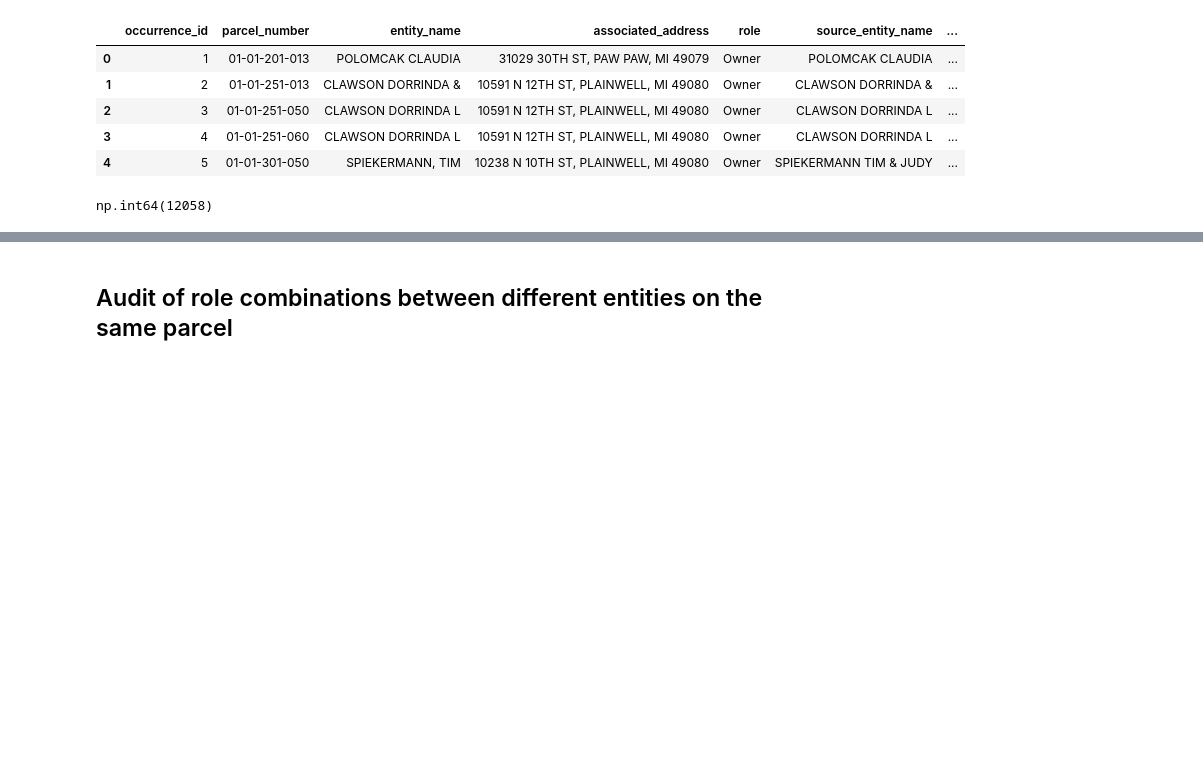
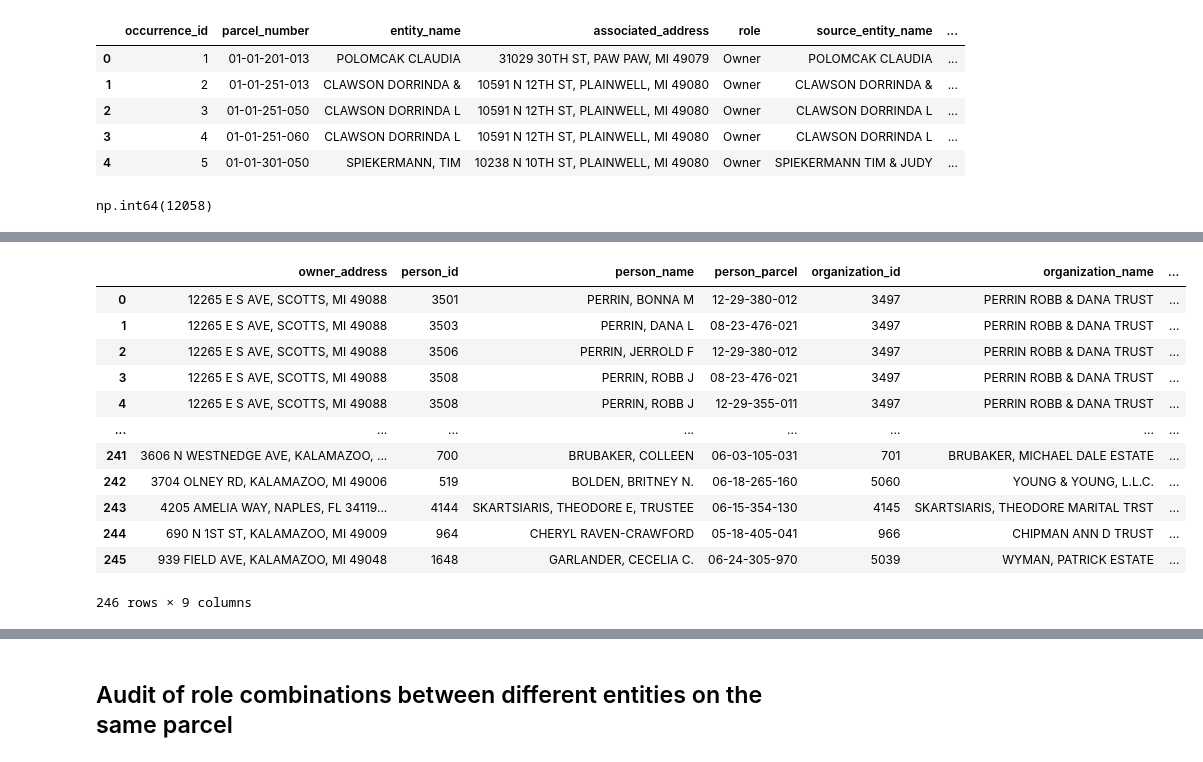
Before and after one commit to mattphinney-94/kzoo_county_project, a Jupyter notebook: Finalized_Entity_Table_Analysis.ipynb, the cells around one changed output, grey strips where cells are left out. Saved outputs shown, nothing was run; the diff lists cells and outputs as text; code cells hidden in the pictures; blank space fills up the shorter version.

```diff
--- a/Finalized_Entity_Table_Analysis.ipynb
+++ b/Finalized_Entity_Table_Analysis.ipynb
@@ -84,0 +821,58 @@ np.int64(12058)
+# %%
+owner_address_candidate_detail = (
+    shared_owner_address_candidates[
+        [
+            "owner_address",
+            "person_id",
+            "person_name",
+            "person_parcel",
+            "organization_id",
+            "organization_name",
+            "organization_parcel"
+        ]
+    ]
+    .merge(
+        owner_address_profile[
+            [
+                "owner_address",
+                "distinct_entities",
+                "distinct_parcels"
+            ]
+        ],
+        on="owner_address",
+        how="left"
+    )
+    .sort_values(
+        [
+            "distinct_entities",
+            "distinct_parcels",
+            "owner_address",
+            "organization_name",
+            "person_name"
+        ],
+        ascending=[
+            False,
+            False,
+            True,
+            True,
+            True
+        ]
+    )
+    .reset_index(drop=True)
+)
+
+owner_address_candidate_detail
+# %% [output]
+|  | owner_address | person_id | person_name | person_parcel | organization_id | organization_name | ... |
+| 0 | 12265 E S AVE, SCOTTS, MI 49088 | 3501 | PERRIN, BONNA M | 12-29-380-012 | 3497 | PERRIN ROBB & DANA TRUST | ... |
+| 1 | 12265 E S AVE, SCOTTS, MI 49088 | 3503 | PERRIN, DANA L | 08-23-476-021 | 3497 | PERRIN ROBB & DANA TRUST | ... |
+| 2 | 12265 E S AVE, SCOTTS, MI 49088 | 3506 | PERRIN, JERROLD F | 12-29-380-012 | 3497 | PERRIN ROBB & DANA TRUST | ... |
+| 3 | 12265 E S AVE, SCOTTS, MI 49088 | 3508 | PERRIN, ROBB J | 08-23-476-021 | 3497 | PERRIN ROBB & DANA TRUST | ... |
+| 4 | 12265 E S AVE, SCOTTS, MI 49088 | 3508 | PERRIN, ROBB J | 12-29-355-011 | 3497 | PERRIN ROBB & DANA TRUST | ... |
+| ... | ... | ... | ... | ... | ... | ... | ... |
+| 241 | 3606 N WESTNEDGE AVE, KALAMAZOO, ... | 700 | BRUBAKER, COLLEEN | 06-03-105-031 | 701 | BRUBAKER, MICHAEL DALE ESTATE | ... |
+| 242 | 3704 OLNEY RD, KALAMAZOO, MI 49006 | 519 | BOLDEN, BRITNEY N. | 06-18-265-160 | 5060 | YOUNG & YOUNG, L.L.C. | ... |
+| 243 | 4205 AMELIA WAY, NAPLES, FL 34119... | 4144 | SKARTSIARIS, THEODORE E, TRUSTEE | 06-15-354-130 | 4145 | SKARTSIARIS, THEODORE MARITAL TRST | ... |
+| 244 | 690 N 1ST ST, KALAMAZOO, MI 49009 | 964 | CHERYL RAVEN-CRAWFORD | 05-18-405-041 | 966 | CHIPMAN ANN D TRUST | ... |
+| 245 | 939 FIELD AVE, KALAMAZOO, MI 49048 | 1648 | GARLANDER, CECELIA C. | 06-24-305-970 | 5039 | WYMAN, PATRICK ESTATE | ... |
+246 rows × 9 columns
```
Also changed, not shown: parts of 45 cells of this notebook, 1 other file.
